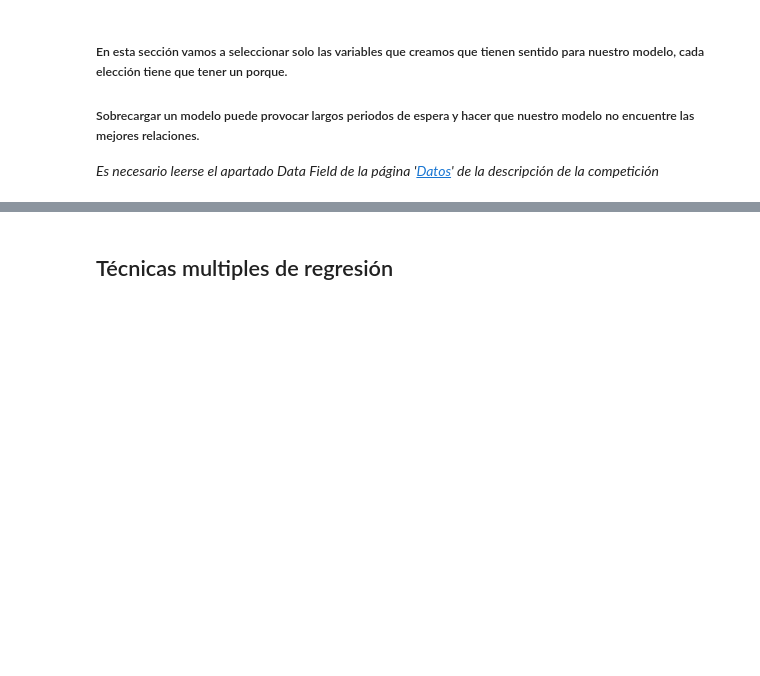
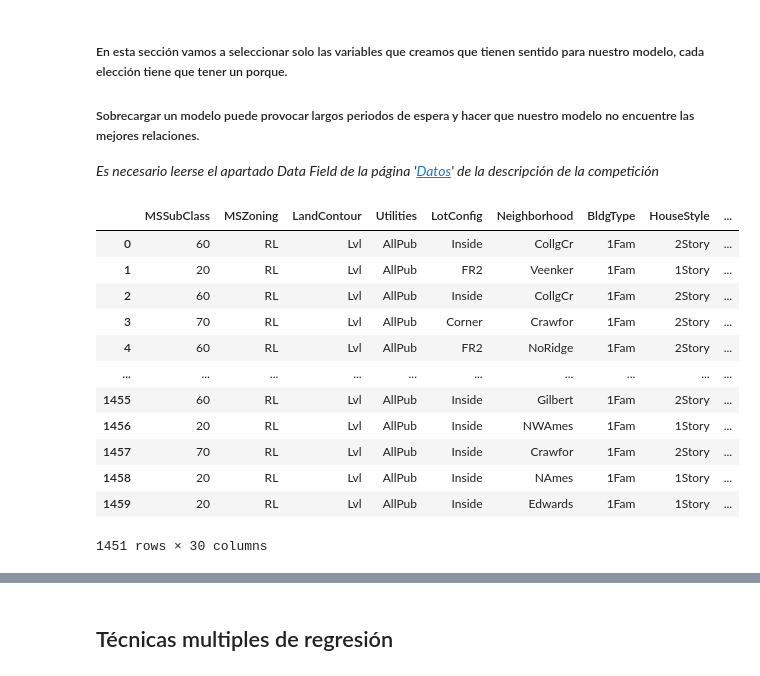
Before and after one commit to JordiPG05/Aprender-Tutoriales, a Jupyter notebook: Regression-Techniques.ipynb, the cells around one changed output, grey strips where cells are left out. Saved outputs shown, nothing was run; the diff lists cells and outputs as text; code cells hidden in the pictures; blank space fills up the shorter version.

Commit message:
Kaggle Notebook | House Prices - Advanced Regression Techniques | Version 3

```diff
--- a/Regression-Techniques.ipynb
+++ b/Regression-Techniques.ipynb
@@ -87,3 +87,28 @@ train=preprocesado(train)
 ##### Sobrecargar un modelo puede provocar largos periodos de espera y hacer que nuestro modelo no encuentre las mejores relaciones.
 
 *Es necesario leerse el apartado Data Field de la página '[Datos](https://www.kaggle.com/competitions/house-prices-advanced-regression-techniques/data)' de la descripción de la competición*
+# %%
+features=['MSSubClass','MSZoning','LandContour','Utilities','LotConfig','Neighborhood','BldgType','HouseStyle','OverallQual','OverallCond','YearRemodAdd','ExterQual','ExterCond','BsmtCond','Heating','HeatingQC','CentralAir','Electrical','GrLivArea','FullBath','KitchenQual','TotRmsAbvGrd','FireplaceQu','GarageCars','GarageCond','Fence','MiscVal','SaleType','SaleCondition']
+target=['SalePrice']
+# %%
+def select_features(df):
+    train_df=df[features+target]
+    return train_df
+# %%
+train_df=select_features(train)
+# %%
+train_df
+# %% [output]
+|  | MSSubClass | MSZoning | LandContour | Utilities | LotConfig | Neighborhood | BldgType | HouseStyle | ... |
+| 0 | 60 | RL | Lvl | AllPub | Inside | CollgCr | 1Fam | 2Story | ... |
+| 1 | 20 | RL | Lvl | AllPub | FR2 | Veenker | 1Fam | 1Story | ... |
+| 2 | 60 | RL | Lvl | AllPub | Inside | CollgCr | 1Fam | 2Story | ... |
+| 3 | 70 | RL | Lvl | AllPub | Corner | Crawfor | 1Fam | 2Story | ... |
+| 4 | 60 | RL | Lvl | AllPub | FR2 | NoRidge | 1Fam | 2Story | ... |
+| ... | ... | ... | ... | ... | ... | ... | ... | ... | ... |
+| 1455 | 60 | RL | Lvl | AllPub | Inside | Gilbert | 1Fam | 2Story | ... |
+| 1456 | 20 | RL | Lvl | AllPub | Inside | NWAmes | 1Fam | 1Story | ... |
+| 1457 | 70 | RL | Lvl | AllPub | Inside | Crawfor | 1Fam | 2Story | ... |
+| 1458 | 20 | RL | Lvl | AllPub | Inside | NAmes | 1Fam | 1Story | ... |
+| 1459 | 20 | RL | Lvl | AllPub | Inside | Edwards | 1Fam | 1Story | ... |
+1451 rows × 30 columns
```
Also changed, not shown: parts of 23 cells of this notebook.
